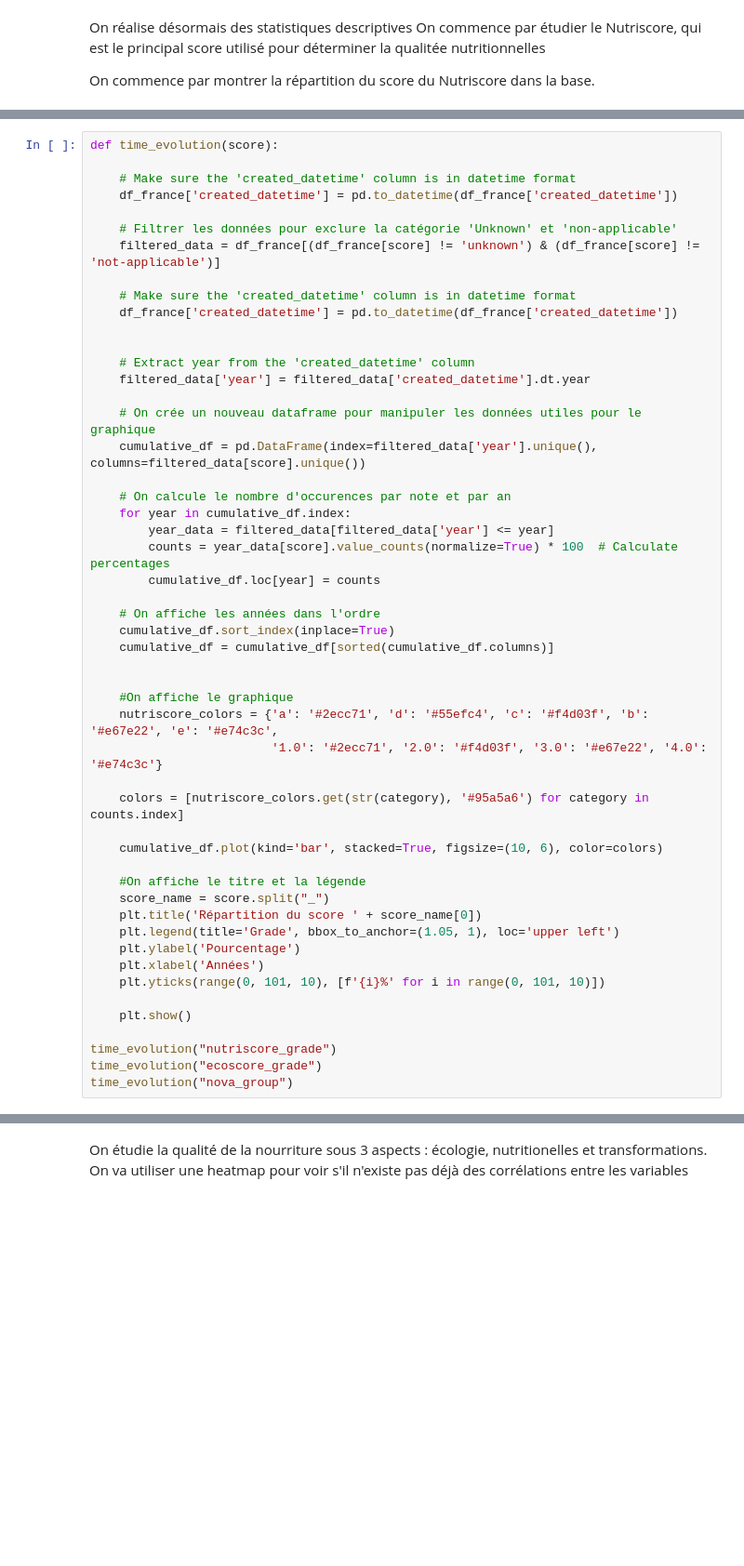
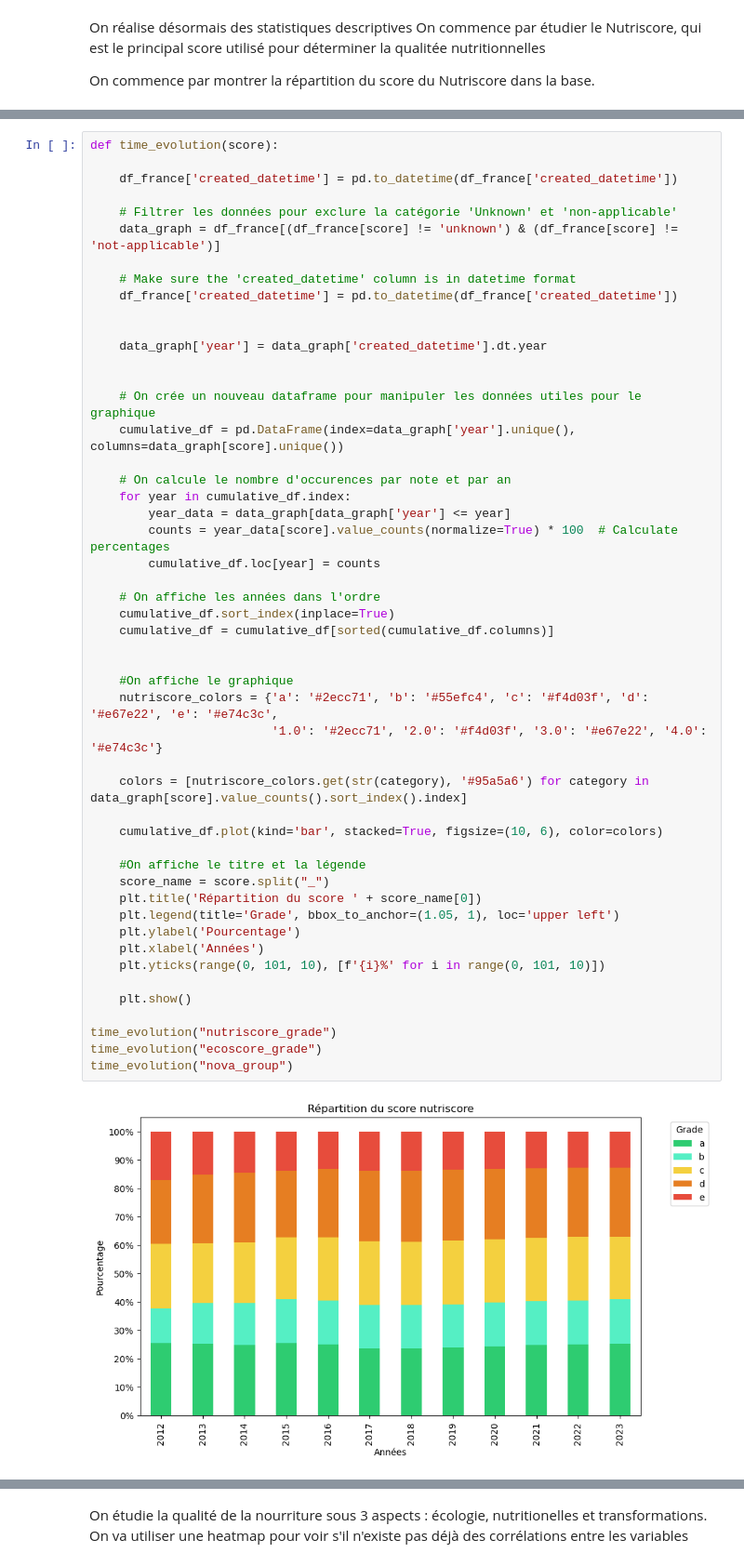
Before and after one commit to ashxivy/Projet-Python-pour-la-data-science, a Jupyter notebook: Le Nutri-Score permet il de bien consommer.ipynb, the cells around one changed output, grey strips where cells are left out. Shown at 93% size. Cells and saved outputs as stored; diff of their text form; blank space fills up the shorter version.

```diff
--- a/Le Nutri-Score permet il de bien consommer.ipynb
+++ b/Le Nutri-Score permet il de bien consommer.ipynb
@@ -282,51 +402,52 @@ plot_pie("nova_group")
 # %%
 def time_evolution(score):
 
-    # Make sure the 'created_datetime' column is in datetime format
     df_france['created_datetime'] = pd.to_datetime(df_france['created_datetime'])
 
     # Filtrer les données pour exclure la catégorie 'Unknown' et 'non-applicable'
-    filtered_data = df_france[(df_france[score] != 'unknown') & (df_france[score] != 'not-applicable')]
+    data_graph = df_france[(df_france[score] != 'unknown') & (df_france[score] != 'not-applicable')]
 
     # Make sure the 'created_datetime' column is in datetime format
     df_france['created_datetime'] = pd.to_datetime(df_france['created_datetime'])
 
 
-    # Extract year from the 'created_datetime' column
-    filtered_data['year'] = filtered_data['created_datetime'].dt.year
+    data_graph['year'] = data_graph['created_datetime'].dt.year
+
 
     # On crée un nouveau dataframe pour manipuler les données utiles pour le graphique
-    cumulative_df = pd.DataFrame(index=filtered_data['year'].unique(), columns=filtered_data[score].unique())
+    cumulative_df = pd.DataFrame(index=data_graph['year'].unique(), columns=data_graph[score].unique())
 
     # On calcule le nombre d'occurences par note et par an
     for year in cumulative_df.index:
-        year_data = filtered_data[filtered_data['year'] <= year]
+        year_data = data_graph[data_graph['year'] <= year]
         counts = year_data[score].value_counts(normalize=True) * 100  # Calculate percentages
         cumulative_df.loc[year] = counts
 
     # On affiche les années dans l'ordre
     cumulative_df.sort_index(inplace=True)
     cumulative_df = cumulative_df[sorted(cumulative_df.columns)]
 
 
     #On affiche le graphique
-    nutriscore_colors = {'a': '#2ecc71', 'd': '#55efc4', 'c': '#f4d03f', 'b': '#e67e22', 'e': '#e74c3c',
+    nutriscore_colors = {'a': '#2ecc71', 'b': '#55efc4', 'c': '#f4d03f', 'd': '#e67e22', 'e': '#e74c3c',
                          '1.0': '#2ecc71', '2.0': '#f4d03f', '3.0': '#e67e22', '4.0': '#e74c3c'}
 
-    colors = [nutriscore_colors.get(str(category), '#95a5a6') for category in counts.index]
+    colors = [nutriscore_colors.get(str(category), '#95a5a6') for category in data_graph[score].value_counts().sort_index().index]
 
     cumulative_df.plot(kind='bar', stacked=True, figsize=(10, 6), color=colors)
 
     #On affiche le titre et la légende
     score_name = score.split("_")
     plt.title('Répartition du score ' + score_name[0])
     plt.legend(title='Grade', bbox_to_anchor=(1.05, 1), loc='upper left')
     plt.ylabel('Pourcentage')
     plt.xlabel('Années')
     plt.yticks(range(0, 101, 10), [f'{i}%' for i in range(0, 101, 10)])
 
     plt.show()
 
 time_evolution("nutriscore_grade")
 time_evolution("ecoscore_grade")
 time_evolution("nova_group")
+# %% [output]
+[figure, added]
```
Also changed, not shown: parts of 58 cells of this notebook.
